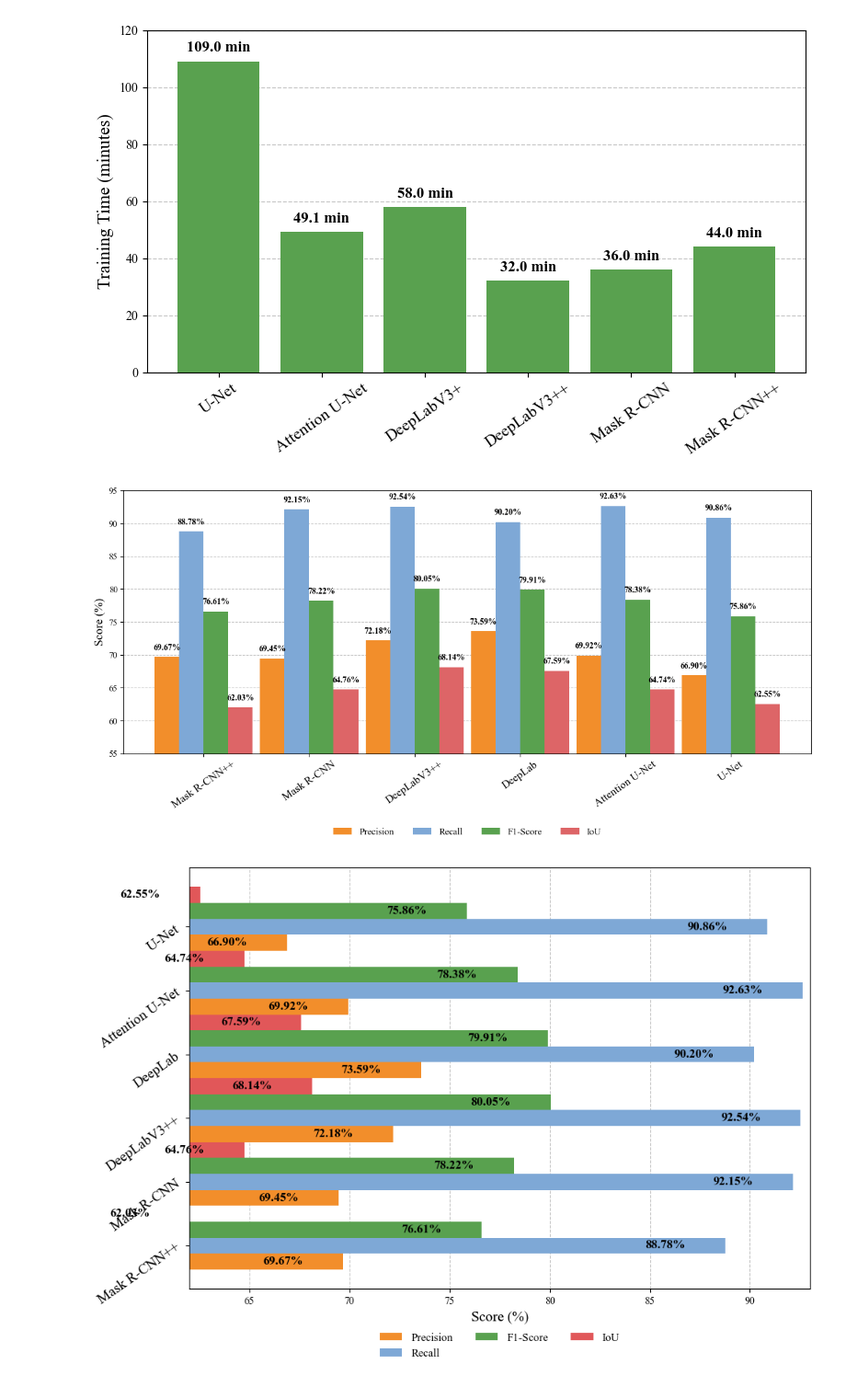
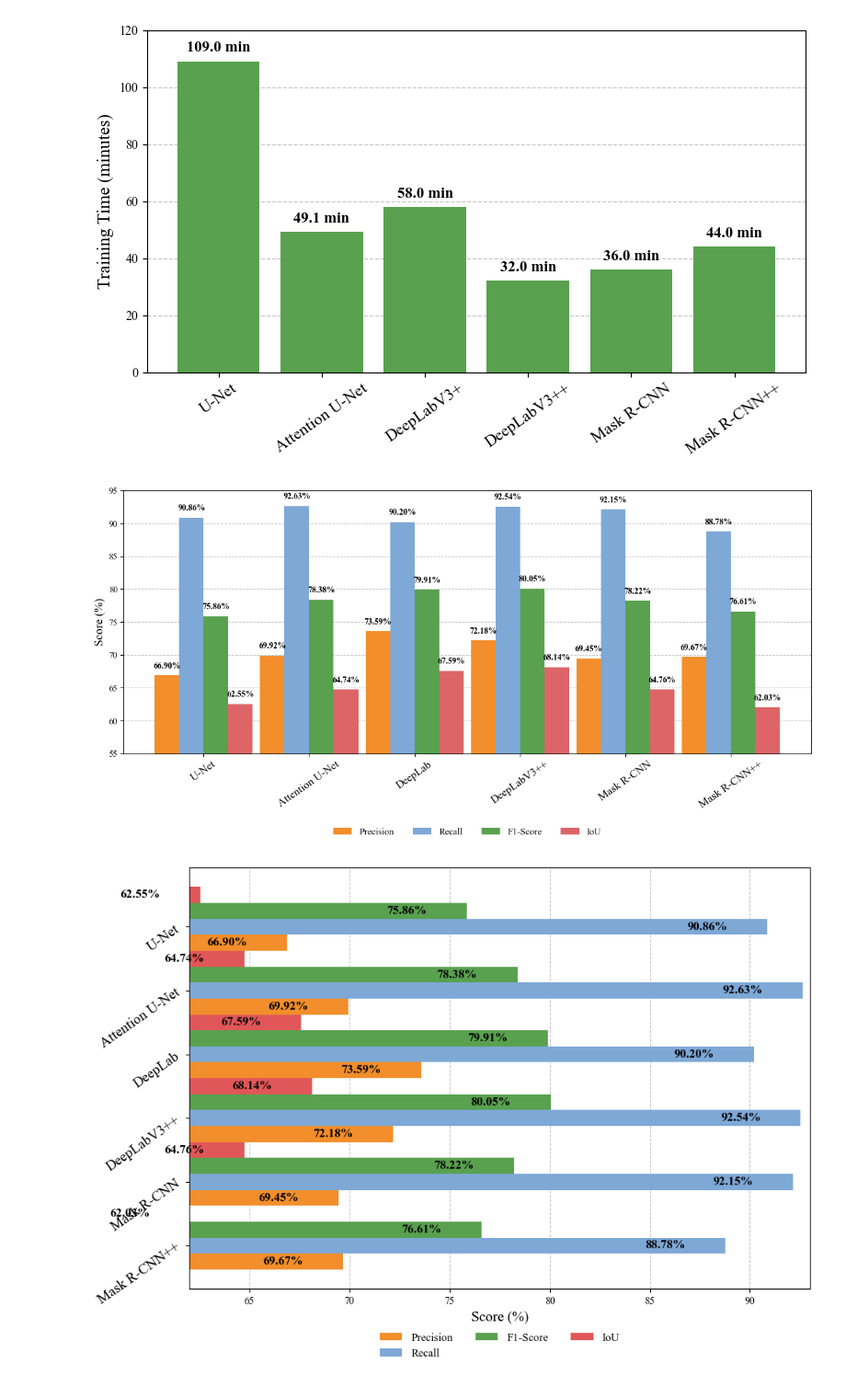
Before and after one commit to ammaster10s/Year3, a Jupyter notebook: Temp/Test.ipynb, the cells around one changed output. Shown at 92% size. Drawn from its saved outputs; the diff is of its cells as text; code cells hidden in the pictures.

```diff
--- a/Temp/Test.ipynb
+++ b/Temp/Test.ipynb
@@ -689,11 +689,11 @@ recall = [90.86, 92.63, 90.20, 92.54, 92.15, 88.78]
 iou = [62.55, 64.74, 67.59, 68.14, 64.76, 62.03]
 
 # Reverse order for consistent visual
-models = models[::-1]
-precision = precision[::-1]
-recall = recall[::-1]
-f1_score = f1_score[::-1]
-iou = iou[::-1]
+# models = models[::-1]
+# precision = precision[::-1]
+# recall = recall[::-1]
+# f1_score = f1_score[::-1]
+# iou = iou[::-1]
 
 # Bar config
 bar_width = 0.35
@@ -706,34 +706,34 @@ bars1 = ax.bar(index, precision, bar_width, label='Precision', color='#F28E2B')
 bars2 = ax.bar(index + bar_width, recall, bar_width, label='Recall', color="#7EA8D6")
 bars3 = ax.bar(index + 2 * bar_width, f1_score, bar_width, label='F1-Score', color='#59A14F')
 bars4 = ax.bar(index + 3 * bar_width, iou, bar_width, label='IoU', color="#DD6567")
 
 # X-axis
 ax.set_xticks(index + 1.5 * bar_width)
 ax.set_xticklabels(models, rotation=35, fontsize=13)
 
 # Add text labels
 for bars in [bars1, bars2, bars3, bars4]:
     for bar in bars:
         height = bar.get_height()
         ax.text(bar.get_x() + bar.get_width() / 2, height + 0.8,
                 f'{height:.2f}%', ha='center', va='bottom', fontsize=9.8, fontweight='bold')
 
 # Axis labels
 ax.set_ylabel('Score (%)', fontsize=14)
 ax.set_ylim(55, 95)
 
 # Grid + legend
 ax.yaxis.grid(True, linestyle='--', alpha=0.7)
 ax.set_axisbelow(True)
 ax.legend(loc='upper center', bbox_to_anchor=(0.5, -0.25), ncol=4, fontsize=11, frameon=False)
 
 # Layout fixes
 plt.tight_layout()
 plt.subplots_adjust(bottom=0.25)  # More space for model names and legend
 
 plt.show()
 # %% [output]
-[figure, old version]
+[figure, new version]
 # %%
 import matplotlib.pyplot as plt
 import numpy as np
```
